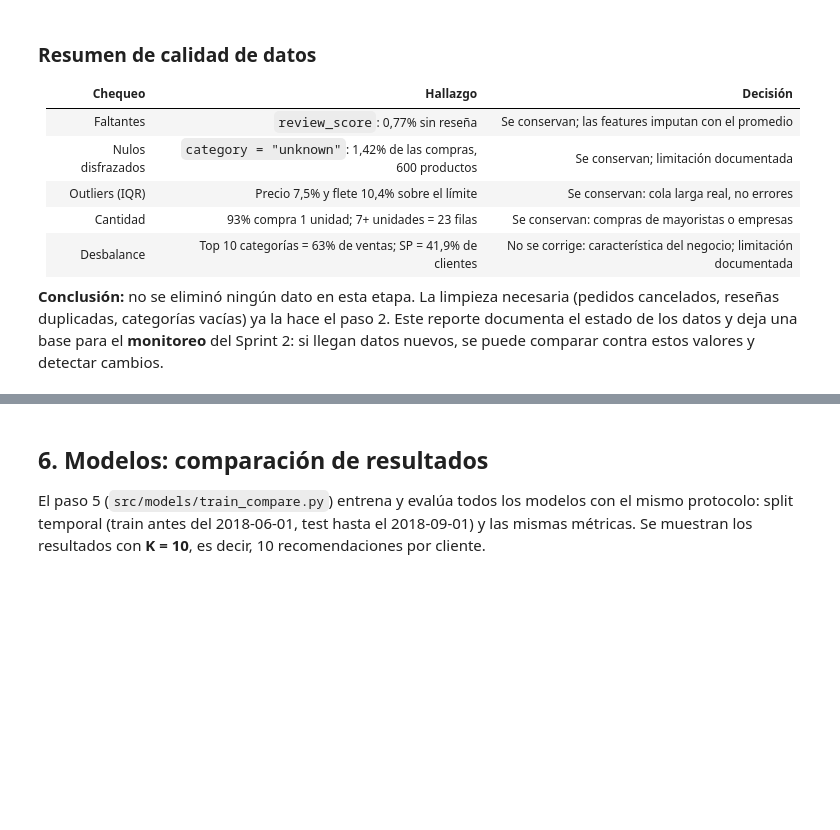
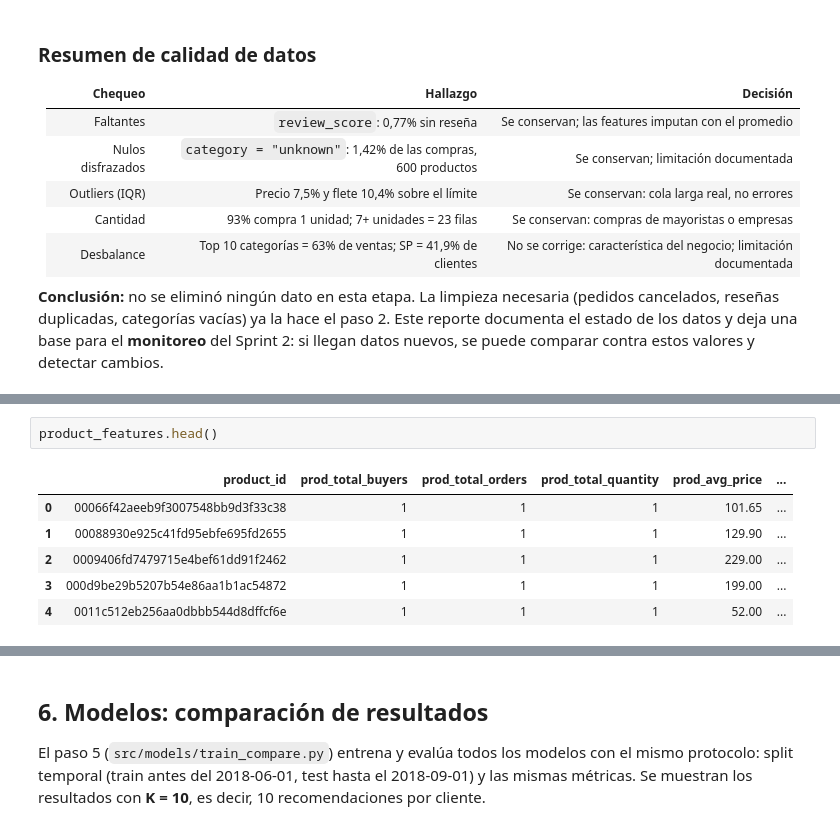
Before and after one commit to DynamoConsultoriaDataSolutions/dynamo-recsys-olist, a Jupyter notebook: notebooks/02_dd_pipeline_reproducible.ipynb, the cells around one changed output, grey strips where cells are left out. Cells and saved outputs as stored; diff of their text form; blank space fills up the shorter version.

```diff
--- a/notebooks/02_dd_pipeline_reproducible.ipynb
+++ b/notebooks/02_dd_pipeline_reproducible.ipynb
@@ -297,0 +316,9 @@ El paso 4 del pipeline (`src/data/feature_engineering.py`) genera variables agre
+# %%
+product_features.head()
+# %% [output]
+|  | product_id | prod_total_buyers | prod_total_orders | prod_total_quantity | prod_avg_price | ... |
+| 0 | 00066f42aeeb9f3007548bb9d3f33c38 | 1 | 1 | 1 | 101.65 | ... |
+| 1 | 00088930e925c41fd95ebfe695fd2655 | 1 | 1 | 1 | 129.90 | ... |
+| 2 | 0009406fd7479715e4bef61dd91f2462 | 1 | 1 | 1 | 229.00 | ... |
+| 3 | 000d9be29b5207b54e86aa1b1ac54872 | 1 | 1 | 1 | 199.00 | ... |
+| 4 | 0011c512eb256aa0dbbb544d8dffcf6e | 1 | 1 | 1 | 52.00 | ... |
```
Also changed, not shown: parts of 4 cells of this notebook, 1 other file.
